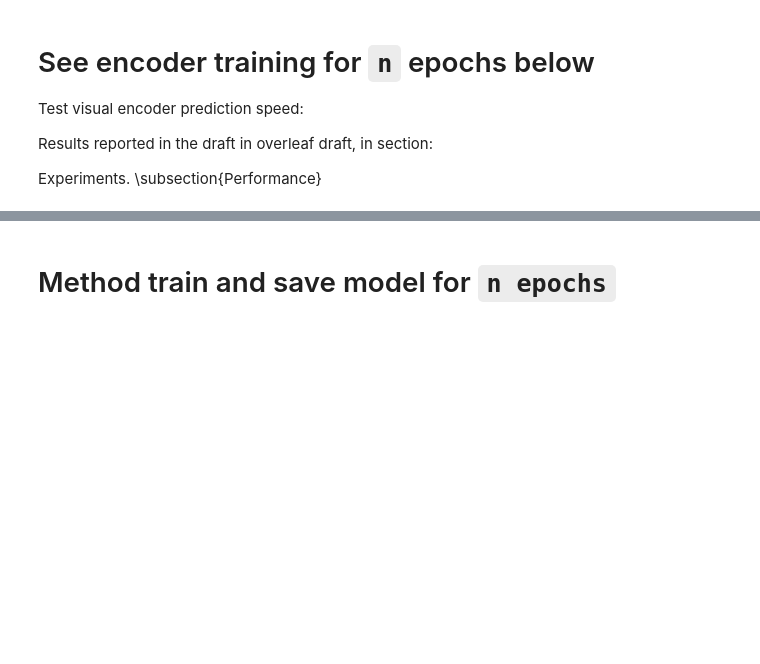
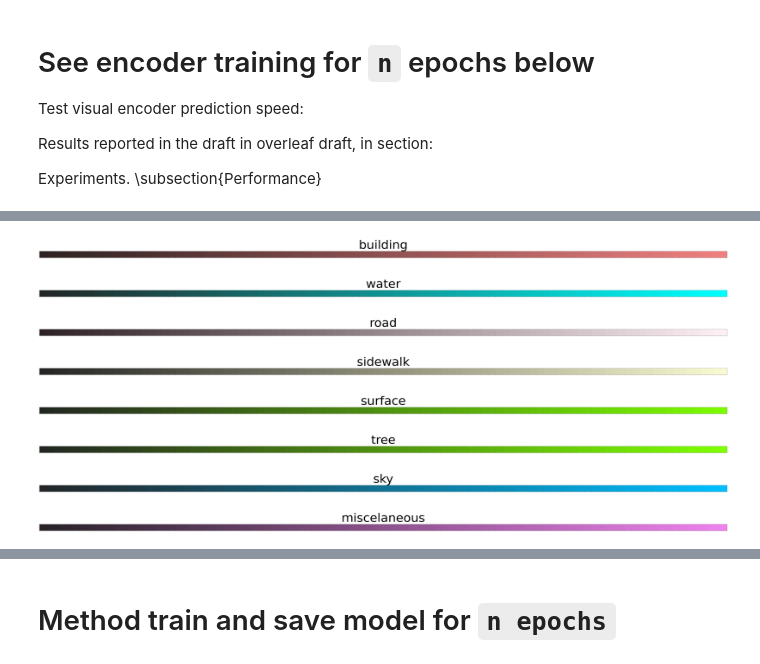
Before and after one commit to StefanCobeli/Visibility_Encoder, a Jupyter notebook: 1_encoder_experiment_training_density_requirements.ipynb, the cells around one changed output, grey strips where cells are left out. Drawn from its saved outputs; the diff is of its cells as text; code cells hidden in the pictures; blank space fills up the shorter version.

```diff
--- a/1_encoder_experiment_training_density_requirements.ipynb
+++ b/1_encoder_experiment_training_density_requirements.ipynb
@@ -76,0 +212,28 @@ print(dict(zip(info_dict["non_empty_classes_names"], prediction[0].detach().nump
+# %%
+import seaborn as sns
+import matplotlib.pyplot as plt
+
+color_palette_scalar_field = {
+      "building" : sns.dark_palette("lightcoral", reverse=False, n_colors=101) # Building color palette / ##DCDCDC
+    , "water" : sns.dark_palette("aqua", reverse=False, n_colors=101) # water color palette / #c4e2fe
+    , "road" : sns.dark_palette("lavenderblush", reverse=False, n_colors=101) # road color palette / #FFFFFF
+    , "sidewalk" : sns.dark_palette("lightgoldenrodyellow", reverse=False, n_colors=101) # sidewalk color palette / #EBEADF
+    , "surface" : sns.dark_palette("lawngreen", reverse=False, n_colors=101) # surface color palette / #CDDDB6
+    , "tree" : sns.dark_palette("chartreuse", reverse=False, n_colors=101) # Tree color palette / #9DB97F
+    , "sky" : sns.dark_palette("deepskyblue", reverse=False, n_colors=101) # Sky color palette  / #C7CFF4
+    , "miscelaneous" : sns.dark_palette("violet", reverse=False, n_colors=101) # miscelaneous color palette
+}
+
+for pal_name in color_palette_scalar_field:
+    sns.palplot(color_palette_scalar_field[pal_name])
+    plt.title(f"{pal_name}", fontsize=100)
+    plt.show()
+# %% [output]
+[figure, added]
+[figure, added]
+[figure, added]
+[figure, added]
+[figure, added]
+[figure, added]
+[figure, added]
+[figure, added]
```
Also changed, not shown: parts of 58 cells of this notebook, 4 other files.
